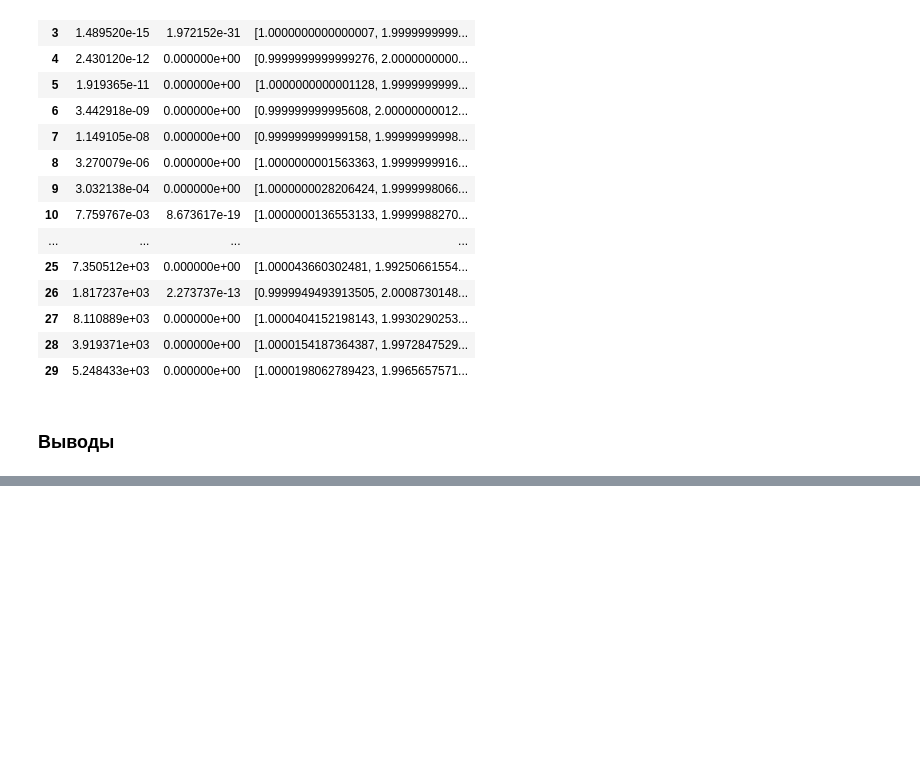
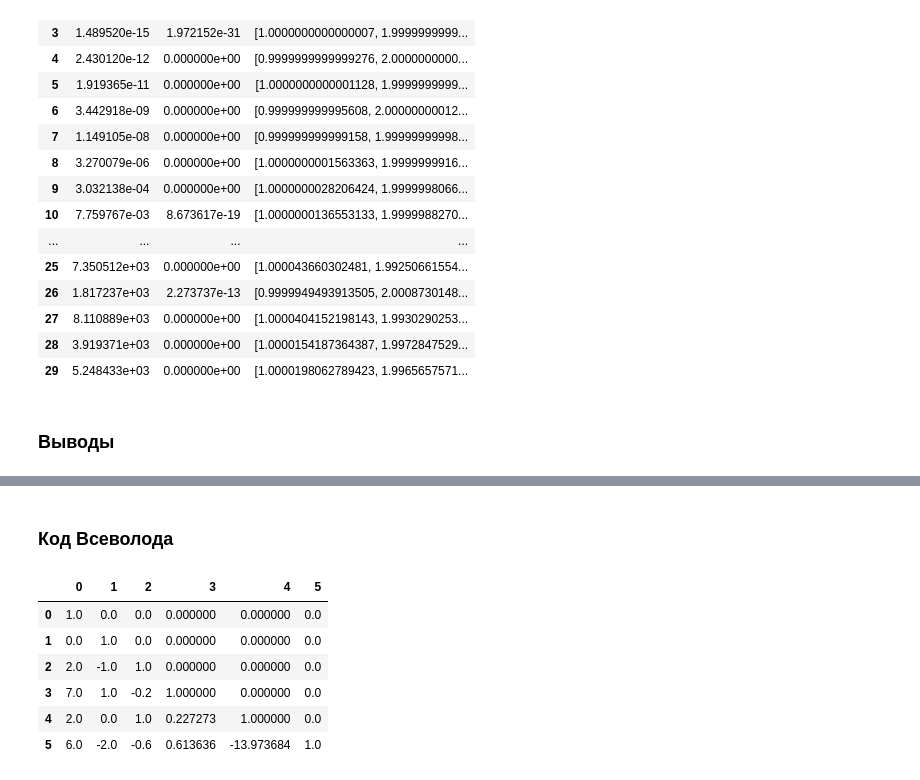
Before and after one commit to sevakon/optimization-methods, a Jupyter notebook: lab3/lu-decomposition.ipynb, the cells around one changed output, grey strips where cells are left out. Saved outputs shown, nothing was run; the diff lists cells and outputs as text; code cells hidden in the pictures; blank space fills up the shorter version.

Commit message:
flexed on them block matrices

```diff
--- a/lab3/lu-decomposition.ipynb
+++ b/lab3/lu-decomposition.ipynb
@@ -318,0 +321,29 @@ df_to_show
+# %% [markdown]
+### Код Всеволода
+# %%
+class BlockMatrix:
+
+    def __init__(self, matrix, r):
+        self.matrix = matrix
+        self.r = r
+        self.n = matrix.shape[0]
+
+    def get_blocks(self):
+        A11 = self.matrix[0:self.r, 0:self.r]
+        A12 = self.matrix[0:self.r, self.r: self.n]
+        A21 = self.matrix[self.r:self.n, 0:self.r]
+        A22 = self.matrix[self.r:self.n, self.r: self.n]
+
+        return A11, A12, A21, A22
+# %%
+block_matrix = BlockMatrix(
+    np.array([
+        [1, 2, 3, 1, 2, 1],
+        [0, 1, 0, 6, -1, 0],
+        [2, 3, 1, -1, -2, -1],
+        [7, 2, 6, 0, 2, 11],
+        [1, 0, -2, 1, 4, 3],
+        [1, -5, 3, -4, 2, 0],
+    ]),
+    r=3
+)
@@ -318,0 +392,12 @@ df_to_show
+# %%
+L, U = lu_decompose_block_matrix(block_matrix)
+# %%
+pd.DataFrame(L)
+# %% [output]
+|  | 0 | 1 | 2 | 3 | 4 | 5 |
+| 0 | 1.0 | 0.0 | 0.0 | 0.000000 | 0.000000 | 0.0 |
+| 1 | 0.0 | 1.0 | 0.0 | 0.000000 | 0.000000 | 0.0 |
+| 2 | 2.0 | -1.0 | 1.0 | 0.000000 | 0.000000 | 0.0 |
+| 3 | 7.0 | 1.0 | -0.2 | 1.000000 | 0.000000 | 0.0 |
+| 4 | 2.0 | 0.0 | 1.0 | 0.227273 | 1.000000 | 0.0 |
+| 5 | 6.0 | -2.0 | -0.6 | 0.613636 | -13.973684 | 1.0 |
```
Also changed, not shown: parts of 8 cells of this notebook, 2 other files.
